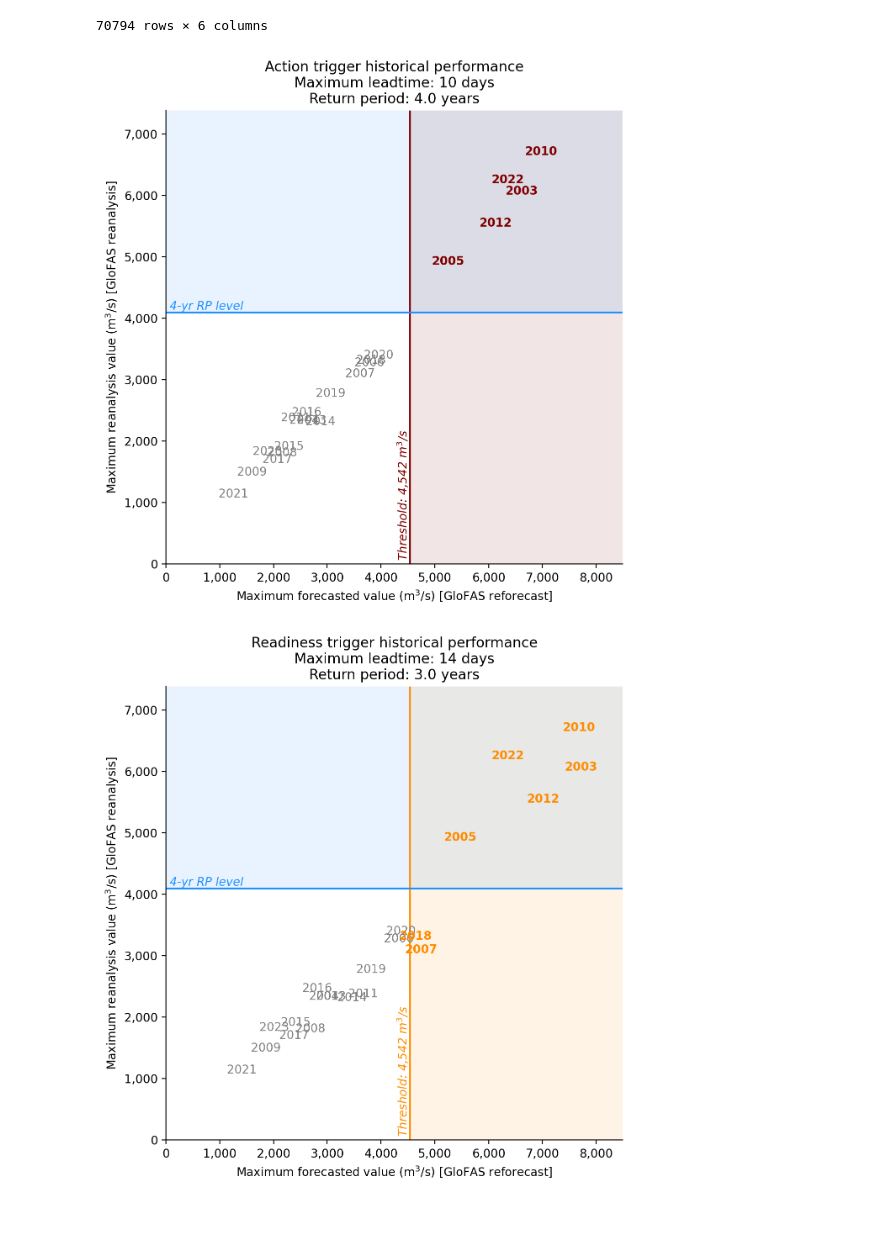
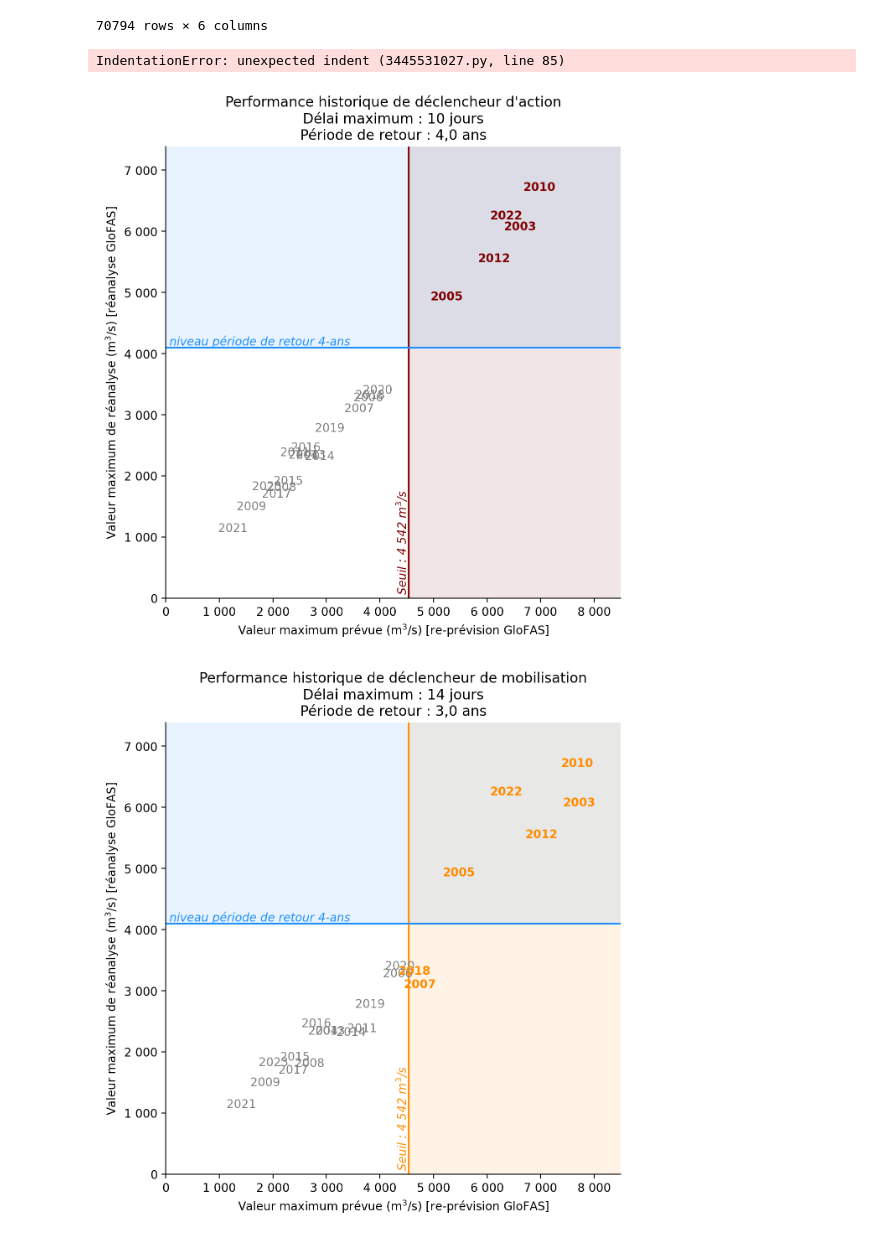
Before and after one commit to OCHA-DAP/pa-aa-tcd-flooding, a Jupyter notebook: analysis/glofas_reforecast_2025.ipynb, the cells around one changed output. Drawn from its saved outputs; the diff is of its cells as text; code cells hidden in the pictures.

Commit message:
french plots

```diff
--- a/analysis/glofas_reforecast_2025.ipynb
+++ b/analysis/glofas_reforecast_2025.ipynb
@@ -547,7 +547,9 @@ xmax, ymax = (
     * 1.1
 )
 # %%
-def plot_trigger_years(trig_name):
+def plot_trigger_years(trig_name, lang="EN"):
+    if lang not in ["EN", "FR"]:
+        raise ValueError("lang must be EN or FR")
     lt_max = (
         selected_max_lt if trig_name == "action" else selected_lt_max_readiness
     )
@@ -585,10 +587,13 @@ def plot_trigger_years(trig_name):
             fontweight=fontweight,
         )
 
+    thresh_str = "Threshold" if lang == "EN" else "Seuil "
     ax.axvline(selected_thresh_f, color=trig_color)
     ax.axvspan(selected_thresh_f, xmax, facecolor=trig_color, alpha=0.1)
     ax.annotate(
-        f" Threshold: {selected_thresh_f:,.0f} m$^3$/s",
+        f" {thresh_str}: {selected_thresh_f:,.0f} m$^3$/s".replace(
+            ",", " " if lang == "FR" else ","
+        ),
         (selected_thresh_f, 0),
         rotation=90,
         ha="right",
@@ -600,7 +605,11 @@ def plot_trigger_years(trig_name):
     ax.axhline(thresh_a, color=a_color)
     ax.axhspan(thresh_a, ymax, facecolor=a_color, alpha=0.1)
     ax.annotate(
-        " 4-yr RP level",
+        (
+            " 4-yr RP level"
+            if lang == "EN"
+            else " niveau période de retour 4-ans"
+        ),
         (0, thresh_a),
         ha="left",
         va="bottom",
@@ -611,25 +620,53 @@ def plot_trigger_years(trig_name):
     ax.set_xlim((0, xmax))
     ax.set_ylim((0, ymax))
 
-    ax.set_xlabel("Maximum forecasted value (m$^3$/s) [GloFAS reforecast]")
-    ax.set_ylabel("Maximum reanalysis value (m$^3$/s) [GloFAS reanalysis]")
+    ax.set_xlabel(
+        "Maximum forecasted value (m$^3$/s) [GloFAS reforecast]"
+        if lang == "EN"
+        else "Valeur maximum prévue (m$^3$/s) [re-prévision GloFAS]"
+    )
+    ax.set_ylabel(
+        "Maximum reanalysis value (m$^3$/s) [GloFAS reanalysis]"
+        if lang == "EN"
+        else "Valeur maximum de réanalyse (m$^3$/s) [réanalyse GloFAS]"
+    )
+    if lang == "FR":x1x1x
+        if trig_name == "readiness":
+            trig_name_str = "de mobilisation"
+        else:
+            trig_name_str = "d'action"
+    else:
+        trig_name_str = trig_name
     ax.set_title(
-        f"{trig_name.capitalize()} trigger historical performance\n"
+        f"{trig_name_str.capitalize()} trigger historical performance\n"
         f"Maximum leadtime: {lt_max} days\n"
         f"Return period: {rp:.1f} years"
+        if lang == "EN"
+        else f"Performance historique de déclencheur {trig_name_str}\n"
+        f"Délai maximum : {lt_max} jours\n"
+        f"Période de retour : {rp:.1f} ans".replace(".", ",")
     )
 
-    formatter = StrMethodFormatter("{x:,.0f}")
+    def french_thousands(x, _):
+        return f"{int(x):,}".replace(",", " ")
+
+    if lang == "EN":
+        formatter = StrMethodFormatter("{x:,.0f}")
+    else:
+        formatter = FuncFormatter(french_thousands)
+
     ax.yaxis.set_major_formatter(formatter)
     ax.xaxis.set_major_formatter(formatter)
 
     [ax.spines[x].set_visible(False) for x in ["top", "right"]]
     return fig, ax
+# %% [output]
+IndentationError: unexpected indent (3445531027.py, line 85)
 # %%
-fig, ax = plot_trigger_years("action")
+fig, ax = plot_trigger_years("action", lang="FR")
 # %% [output]
-[figure, old version]
+[figure, new version]
 # %%
-fig, ax = plot_trigger_years("readiness")
+fig, ax = plot_trigger_years("readiness", lang="FR")
 # %% [output]
-[figure, old version]
+[figure, new version]
```
Also changed, not shown: parts of 3 cells of this notebook, 1 other file.
